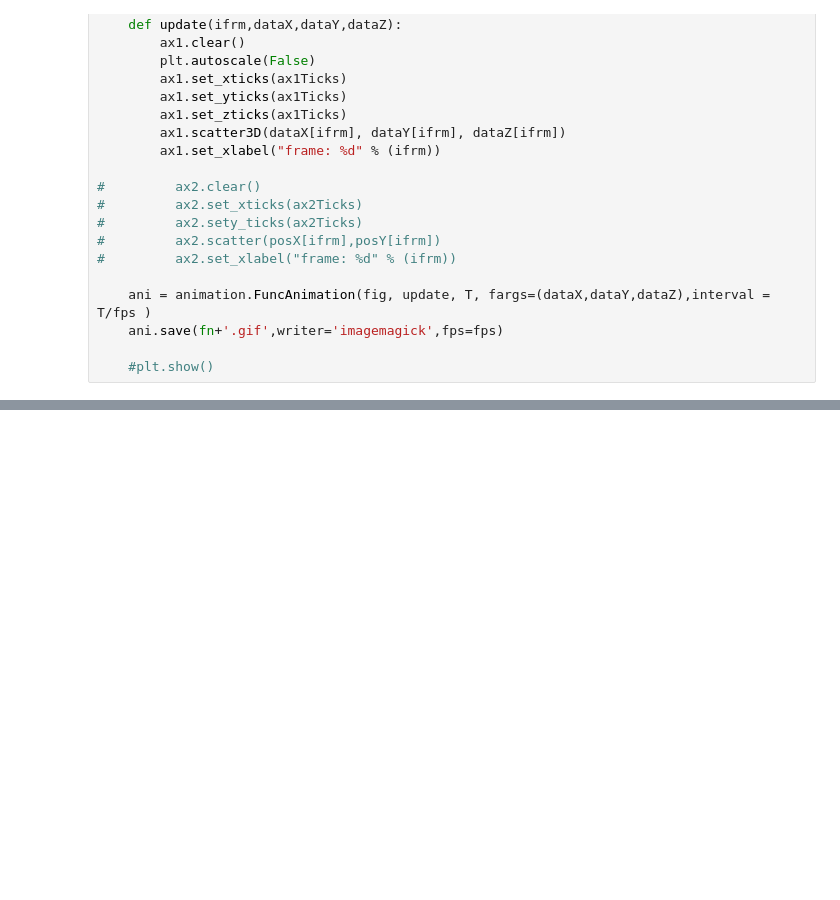
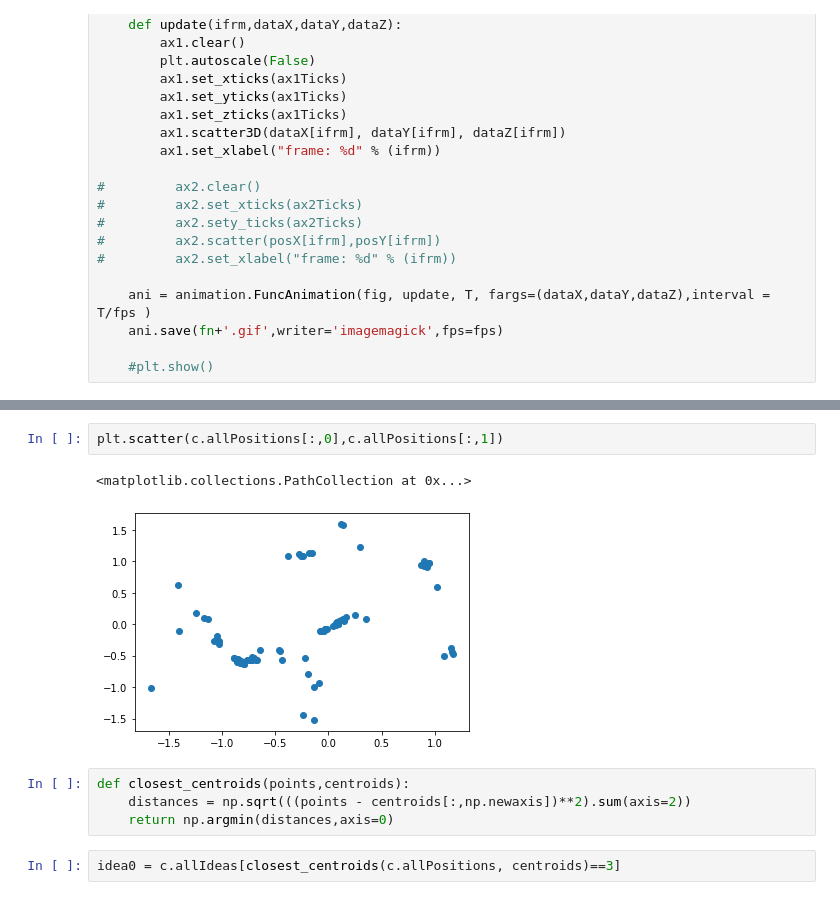
Before and after one commit to tcikezu/ideatransfer, a Jupyter notebook: simulate.ipynb, the cells around one changed output, grey strips where cells are left out. Cells and saved outputs as stored; diff of their text form; blank space fills up the shorter version.

```diff
--- a/simulate.ipynb
+++ b/simulate.ipynb
@@ -90,0 +147,11 @@ plt.imshow(c.agreementMatrix)
+# %%
+plt.scatter(c.allPositions[:,0],c.allPositions[:,1])
+# %% [output]
+<matplotlib.collections.PathCollection at 0x...>
+[figure, added]
+# %%
+def closest_centroids(points,centroids):
+    distances = np.sqrt(((points - centroids[:,np.newaxis])**2).sum(axis=2))
+    return np.argmin(distances,axis=0)
+# %%
+idea0 = c.allIdeas[closest_centroids(c.allPositions, centroids)==3]
```
Also changed, not shown: parts of 12 cells of this notebook, 2 other files.
